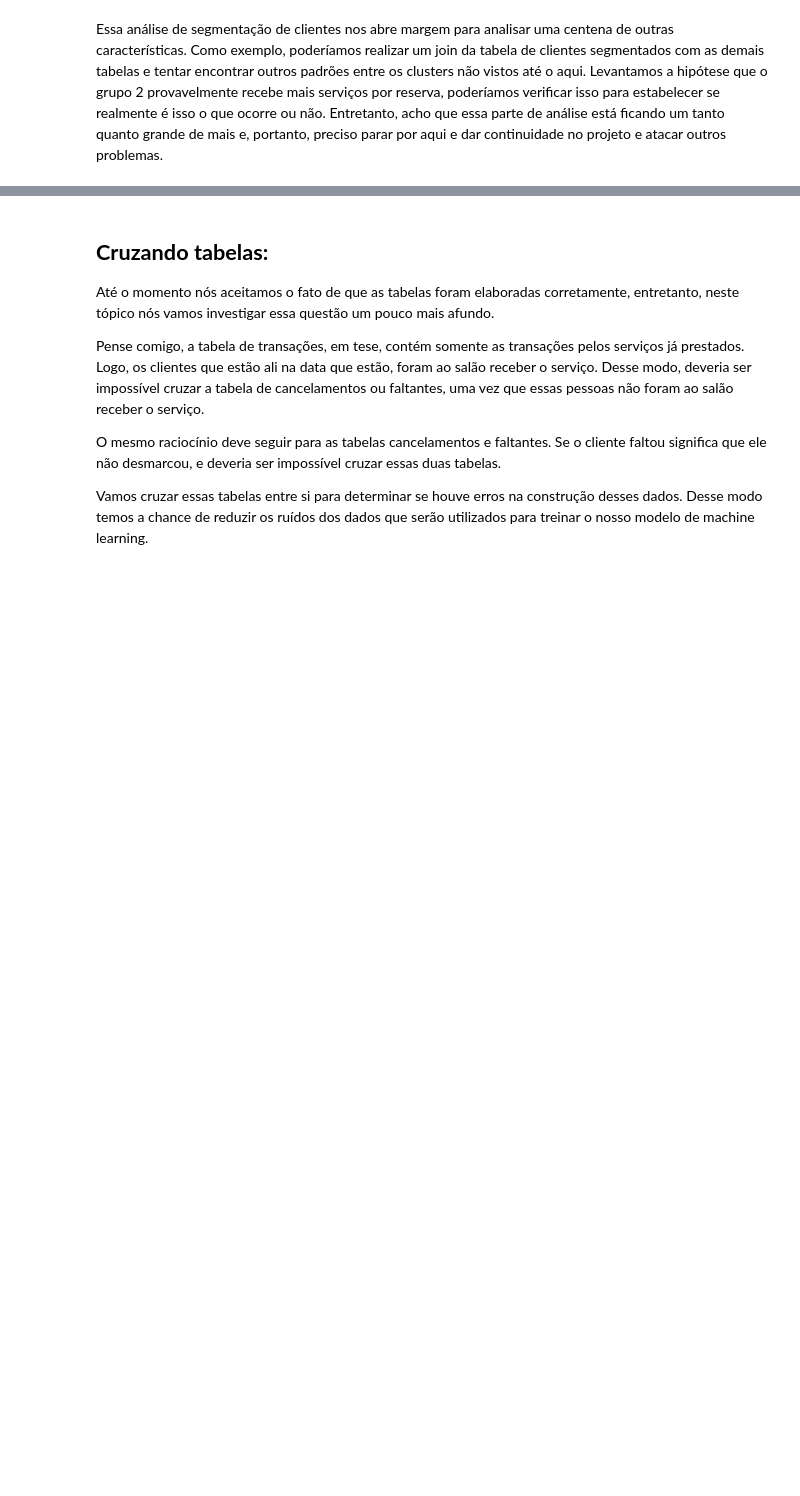
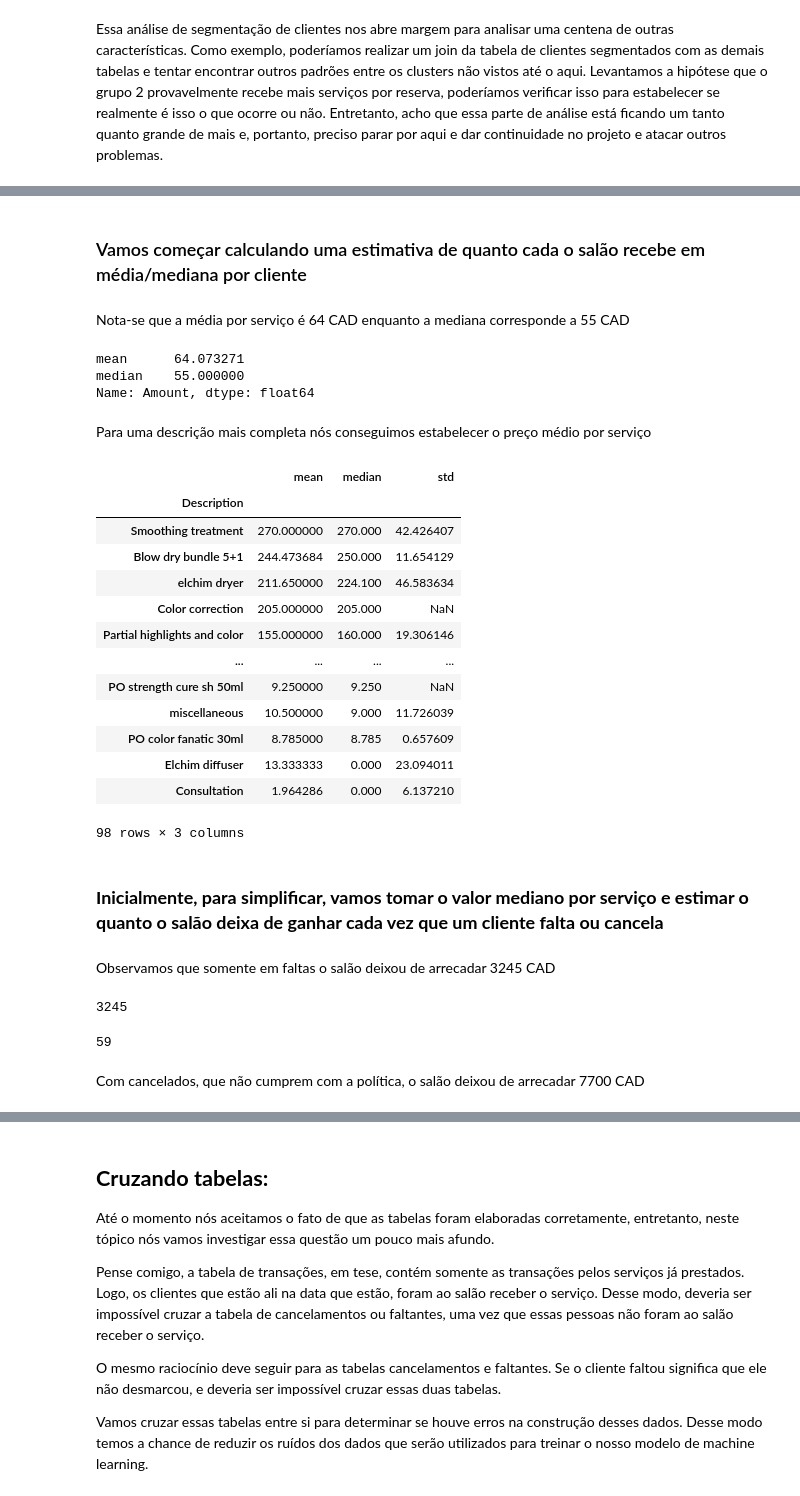
Before and after one commit to Alexandre-Esposte/Reserva_Nao_Honrada, a Jupyter notebook: notebooks/analises.ipynb, the cells around one changed output, grey strips where cells are left out. Cells and saved outputs as stored; diff of their text form; code cells hidden in the pictures; blank space fills up the shorter version.

```diff
--- a/notebooks/analises.ipynb
+++ b/notebooks/analises.ipynb
@@ -1001,0 +1006,43 @@ Essa análise de segmentação de clientes nos abre margem para analisar uma cen
+# %% [markdown]
+### Vamos começar calculando uma estimativa de quanto cada o salão recebe em média/mediana por cliente
+# %% [markdown]
+Nota-se que a média por serviço é 64 CAD enquanto a mediana corresponde a 55 CAD
+# %%
+transacoes['Amount'].agg(['mean','median'])
+# %% [output]
+mean      64.073271
+median    55.000000
+Name: Amount, dtype: float64
+# %% [markdown]
+Para uma descrição mais completa nós conseguimos estabelecer o preço médio por serviço
+# %%
+transacoes.groupby('Description')['Amount'].agg(['mean','median','std']).sort_values(by='median',ascending=False)
+# %% [output]
+|  | mean | median | std |
+| Description |  |  |  |
+| Smoothing treatment | 270.000000 | 270.000 | 42.426407 |
+| Blow dry bundle 5+1 | 244.473684 | 250.000 | 11.654129 |
+| elchim dryer | 211.650000 | 224.100 | 46.583634 |
+| Color correction | 205.000000 | 205.000 | NaN |
+| Partial highlights and color | 155.000000 | 160.000 | 19.306146 |
+| ... | ... | ... | ... |
+| PO strength cure sh 50ml | 9.250000 | 9.250 | NaN |
+| miscellaneous | 10.500000 | 9.000 | 11.726039 |
+| PO color fanatic 30ml | 8.785000 | 8.785 | 0.657609 |
+| Elchim diffuser | 13.333333 | 0.000 | 23.094011 |
+| Consultation | 1.964286 | 0.000 | 6.137210 |
+98 rows × 3 columns
+# %% [markdown]
+### **Inicialmente, para simplificar, vamos tomar o valor mediano por serviço e estimar o quanto o salão deixa de ganhar cada vez que um cliente falta ou cancela**
+# %% [markdown]
+Observamos que somente em faltas o salão deixou de arrecadar 3245 CAD
+# %%
+faltantes.shape[0] * 55
+# %% [output]
+3245
+# %%
+faltantes.shape[0]
+# %% [output]
+59
+# %% [markdown]
+Com cancelados, que não cumprem com a política, o salão deixou de arrecadar 7700 CAD
```
Also changed, not shown: parts of 15 cells of this notebook, 5 other files.
